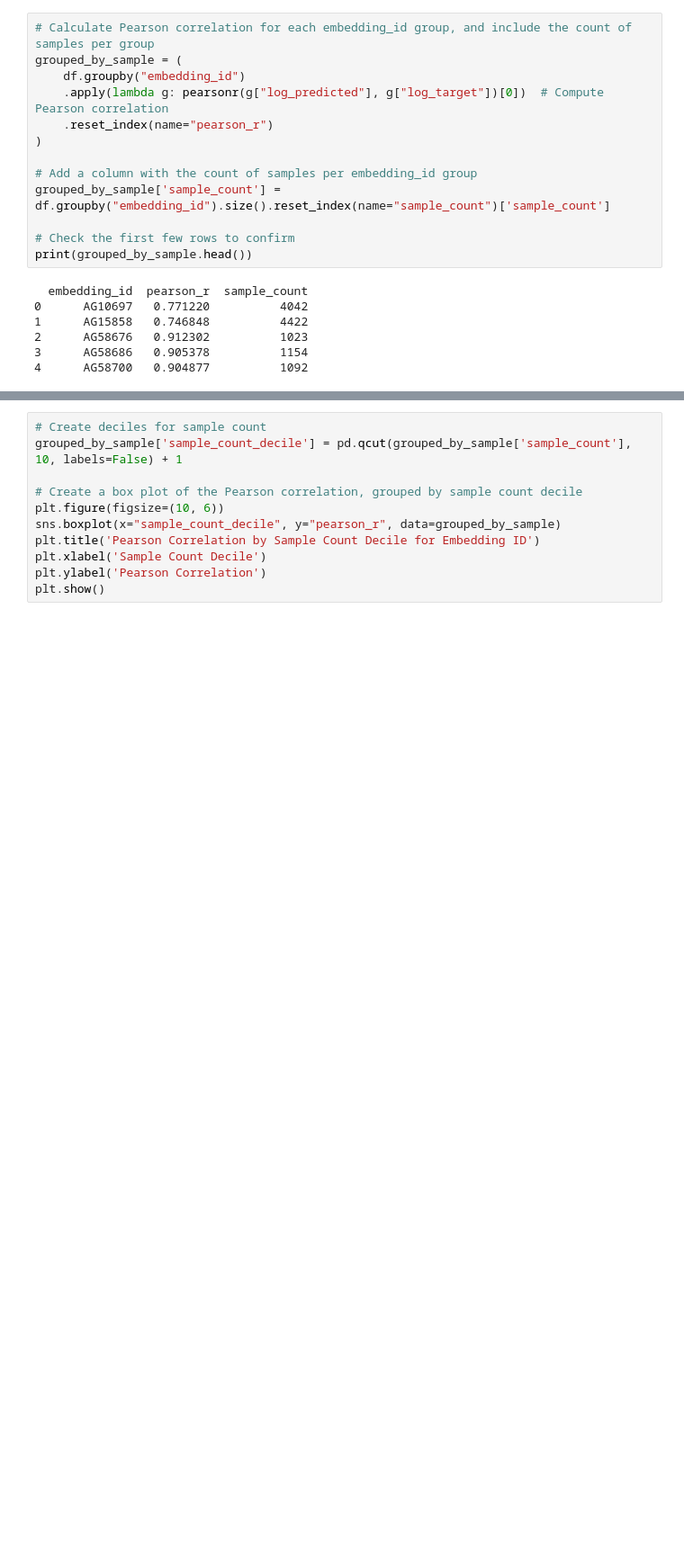
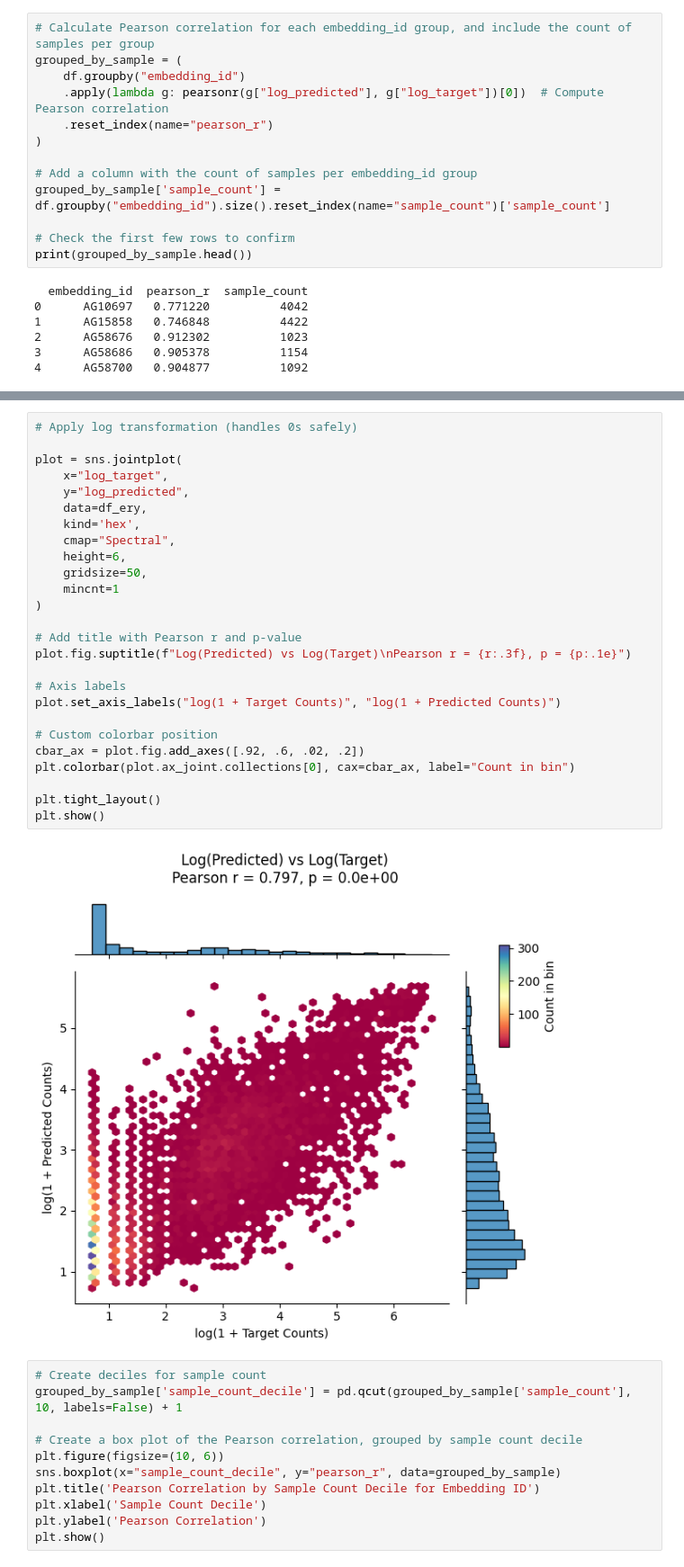
Before and after one commit to vierstralab/vinson, a Jupyter notebook: Prediction_analysis.ipynb, the cells around one changed output, grey strips where cells are left out. Shown at 90% size. Drawn from its saved outputs; the diff is of its cells as text; blank space fills up the shorter version.

```diff
--- a/Prediction_analysis.ipynb
+++ b/Prediction_analysis.ipynb
@@ -107,3 +153,31 @@ print(grouped_by_sample.head())
+# %%
+# Apply log transformation (handles 0s safely)
+
+plot = sns.jointplot(
+    x="log_target",
+    y="log_predicted",
+    data=df_ery,
+    kind='hex',
+    cmap="Spectral",
+    height=6,
+    gridsize=50,
+    mincnt=1
+)
+
+# Add title with Pearson r and p-value
+plot.fig.suptitle(f"Log(Predicted) vs Log(Target)\nPearson r = {r:.3f}, p = {p:.1e}")
+
+# Axis labels
+plot.set_axis_labels("log(1 + Target Counts)", "log(1 + Predicted Counts)")
+
+# Custom colorbar position
+cbar_ax = plot.fig.add_axes([.92, .6, .02, .2])
+plt.colorbar(plot.ax_joint.collections[0], cax=cbar_ax, label="Count in bin")
+
+plt.tight_layout()
+plt.show()
+# %% [output]
+[figure, added]
 # %%
 # Create deciles for sample count
 grouped_by_sample['sample_count_decile'] = pd.qcut(grouped_by_sample['sample_count'], 10, labels=False) + 1
```
Also changed, not shown: parts of 26 cells of this notebook, 10 other files.
